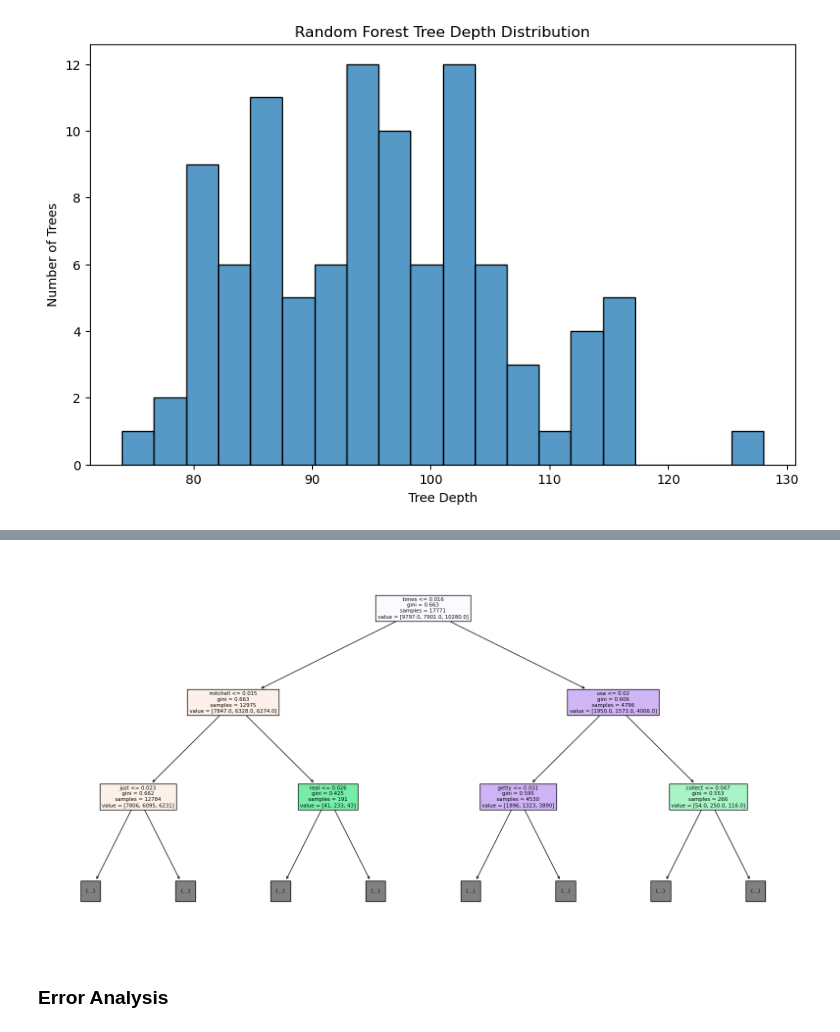
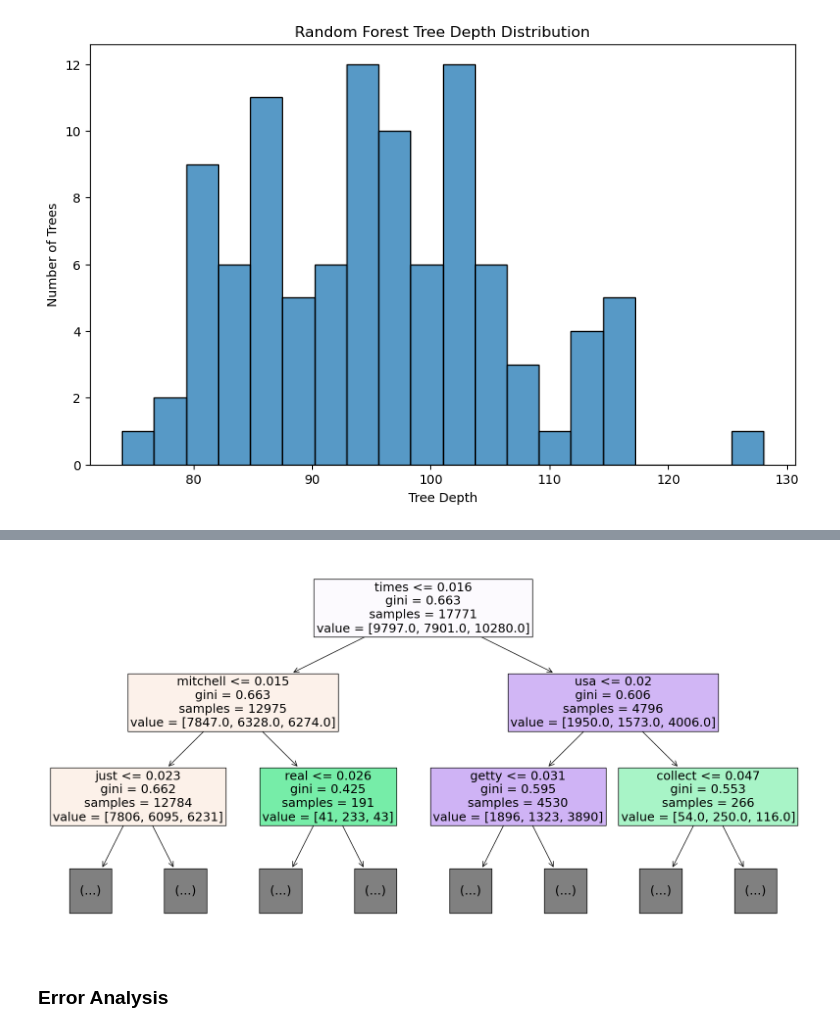
Before and after one commit to UChicago-ML-DL/30100-final, a Jupyter notebook: Random forest.ipynb, the cells around one changed output, grey strips where cells are left out. Saved outputs shown, nothing was run; the diff lists cells and outputs as text; code cells hidden in the pictures.

```diff
--- a/Random forest.ipynb
+++ b/Random forest.ipynb
@@ -306,12 +306,11 @@ weighted avg       0.81      0.80      0.80      6996
 # %%
 # plot one of the trees
 from sklearn.tree import plot_tree
-
 plt.figure(figsize=(20, 10))
-plot_tree(best_rf.estimators_[0], feature_names=feature_names, filled=True, max_depth=2)
+plot_tree(best_rf.estimators_[0], feature_names=feature_names, filled=True, max_depth=2, fontsize=18)
 plt.show()
 # %% [output]
-[figure, old version]
+[figure, new version]
 # %% [markdown]
 ### Error Analysis
 # %%
```
Also changed, not shown: parts of 8 cells of this notebook.
